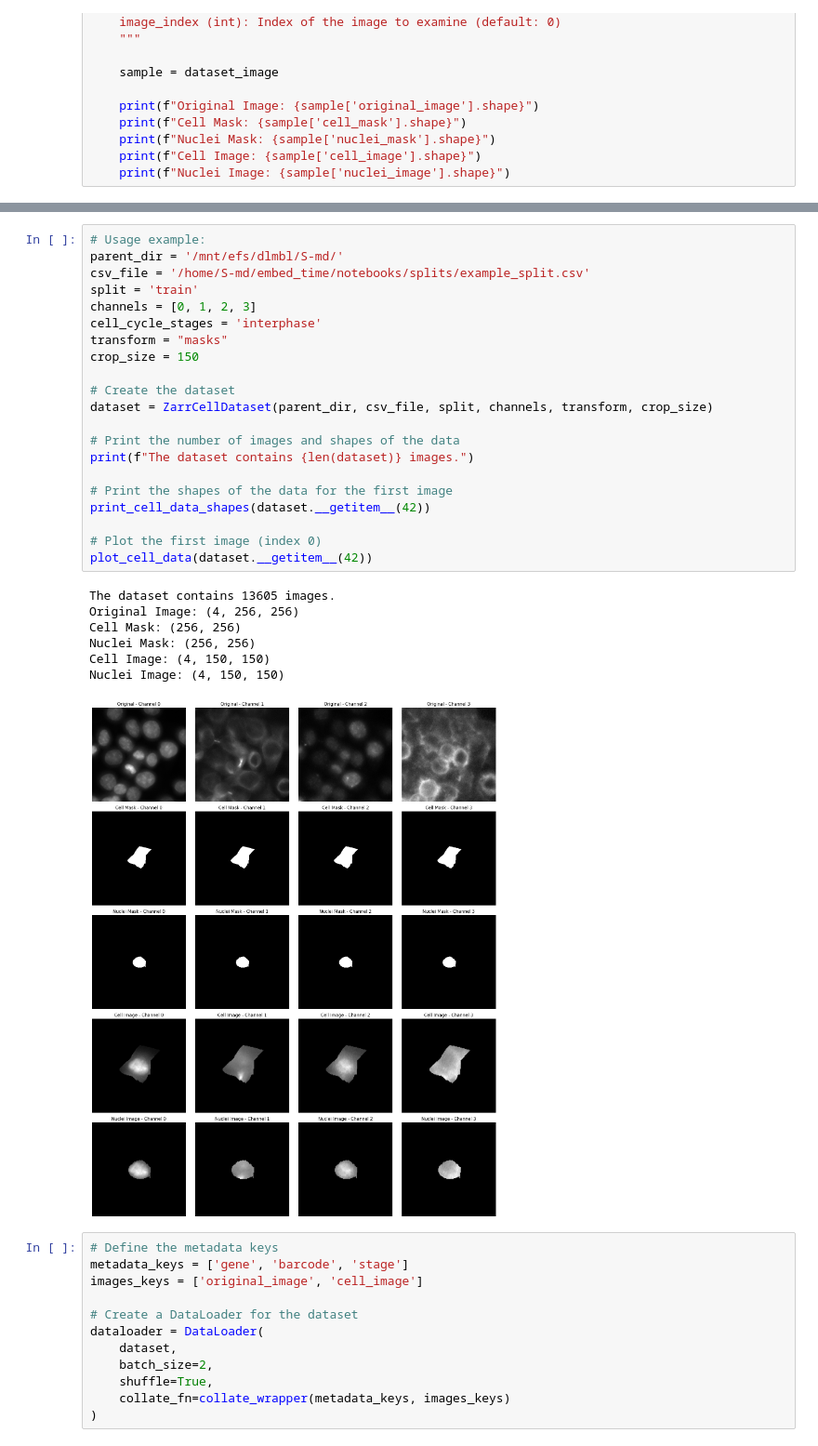
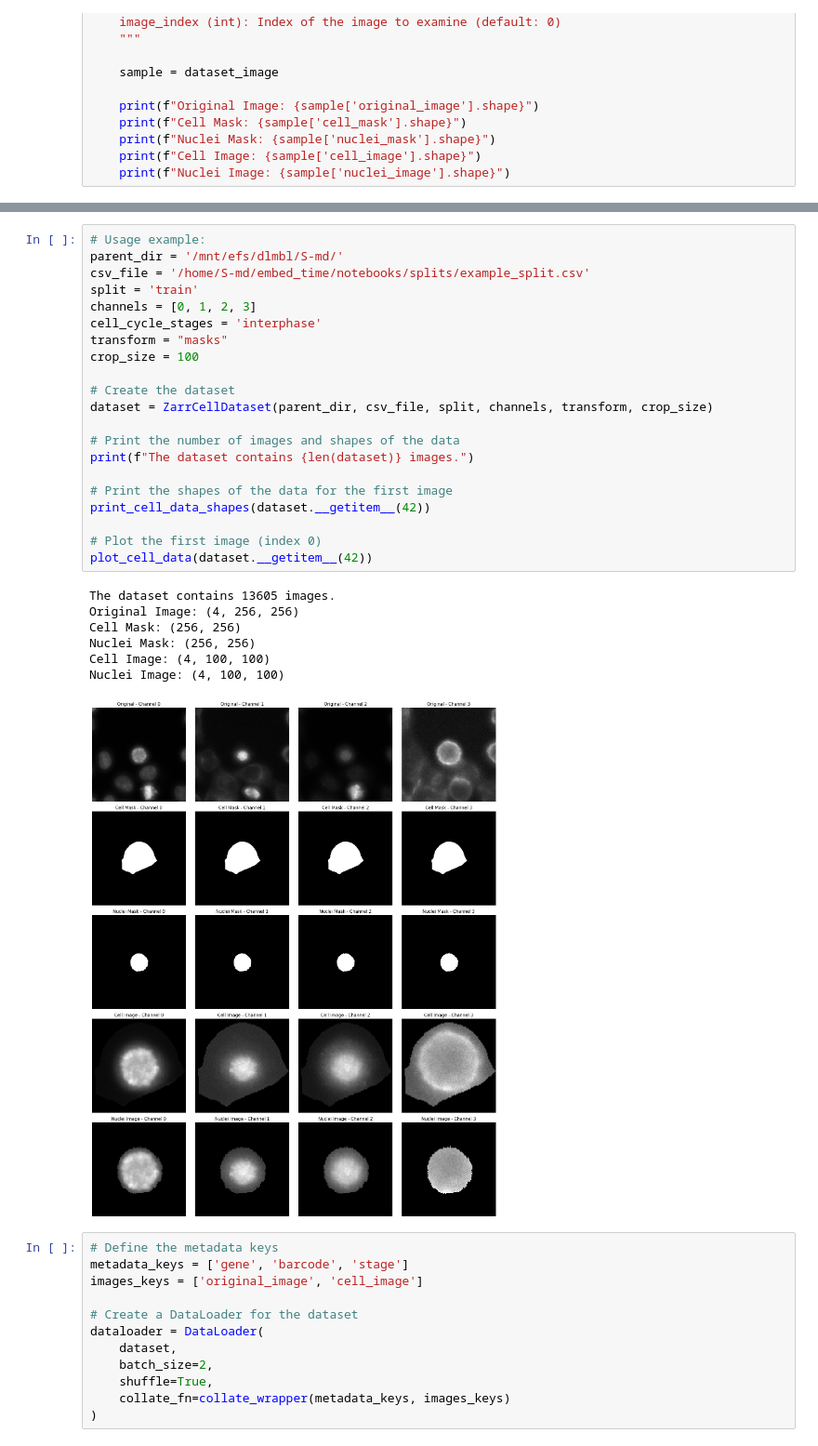
Before and after one commit to Cryaaa/embed_time, a Jupyter notebook: notebooks/dataset_static.ipynb, the cells around one changed output, grey strips where cells are left out. Shown at 93% size. Drawn from its saved outputs; the diff is of its cells as text.

```diff
--- a/notebooks/dataset_static.ipynb
+++ b/notebooks/dataset_static.ipynb
@@ -163,32 +163,32 @@ Nuclei Image: torch.Size([2, 4, 150, 150])
 # %%
 # Usage example:
 parent_dir = '/mnt/efs/dlmbl/S-md/'
 csv_file = '/home/S-md/embed_time/notebooks/splits/example_split.csv'
 split = 'train'
 channels = [0, 1, 2, 3]
 cell_cycle_stages = 'interphase'
 transform = "masks"
-crop_size = 150
+crop_size = 100
 
 # Create the dataset
 dataset = ZarrCellDataset(parent_dir, csv_file, split, channels, transform, crop_size)
 
 # Print the number of images and shapes of the data
 print(f"The dataset contains {len(dataset)} images.")
 
 # Print the shapes of the data for the first image
 print_cell_data_shapes(dataset.__getitem__(42))
 
 # Plot the first image (index 0)
 plot_cell_data(dataset.__getitem__(42))
 # %% [output]
 The dataset contains 13605 images.
 Original Image: (4, 256, 256)
 Cell Mask: (256, 256)
 Nuclei Mask: (256, 256)
-Cell Image: (4, 150, 150)
-Nuclei Image: (4, 150, 150)
+Cell Image: (4, 100, 100)
+Nuclei Image: (4, 100, 100)
-[figure, old version]
+[figure, new version]
 # %%
 # Define the metadata keys
 metadata_keys = ['gene', 'barcode', 'stage']
```
Also changed, not shown: parts of 4 cells of this notebook, 1 other file.
